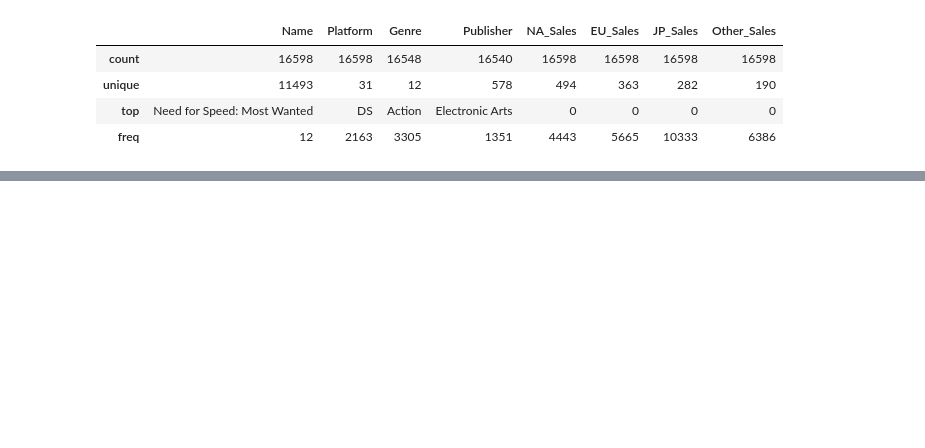
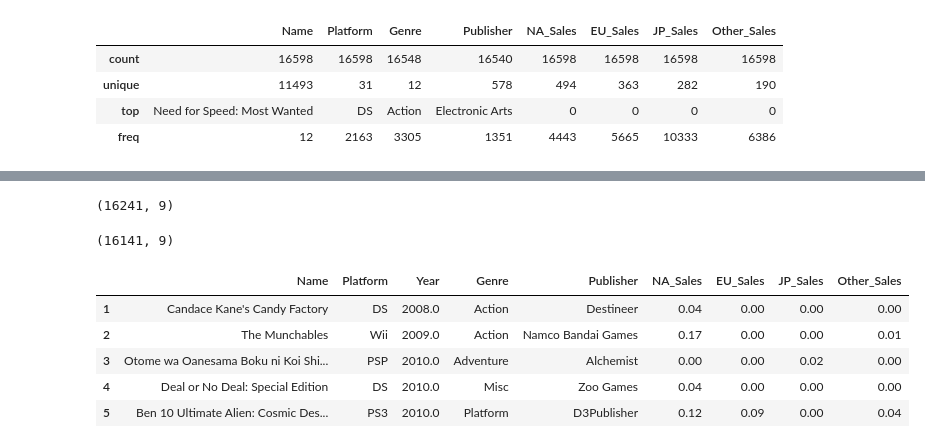
Before and after one commit to daje0601/CookBook-Python, a Jupyter notebook: section1_project_ds.ipynb, the cells around one changed output, grey strips where cells are left out. Saved outputs shown, nothing was run; the diff lists cells and outputs as text; code cells hidden in the pictures; blank space fills up the shorter version.

```diff
--- a/section1_project_ds.ipynb
+++ b/section1_project_ds.ipynb
@@ -61,0 +84,26 @@ msno.matrix(df)
+# %%
+# 결측치 drop
+df = df.dropna(axis=0)
+df.shape
+# %% [output]
+(16241, 9)
+# %%
+# 연도가 오기재된 데이터 drop
+df = df[df["Year"] > 1900]
+df.shape
+# %% [output]
+(16141, 9)
+# %%
+lists = ["NA_Sales", "EU_Sales", "JP_Sales", "Other_Sales"]
+for list in lists :
+  df[list] = (df[list].replace(r'[KM]+$', '', regex=True).astype(float) * df[list].str.extract(r'[\d\.]+([KM]+)', expand=False).fillna(1).replace(['K','M'], [10**-3, 10**1]).astype(int))
+
+
+df.head()
+# %% [output]
+|  | Name | Platform | Year | Genre | Publisher | NA_Sales | EU_Sales | JP_Sales | Other_Sales |
+| 1 | Candace Kane's Candy Factory | DS | 2008.0 | Action | Destineer | 0.04 | 0.00 | 0.00 | 0.00 |
+| 2 | The Munchables | Wii | 2009.0 | Action | Namco Bandai Games | 0.17 | 0.00 | 0.00 | 0.01 |
+| 3 | Otome wa Oanesama Boku ni Koi Shi... | PSP | 2010.0 | Adventure | Alchemist | 0.00 | 0.00 | 0.02 | 0.00 |
+| 4 | Deal or No Deal: Special Edition | DS | 2010.0 | Misc | Zoo Games | 0.04 | 0.00 | 0.00 | 0.00 |
+| 5 | Ben 10 Ultimate Alien: Cosmic Des... | PS3 | 2010.0 | Platform | D3Publisher | 0.12 | 0.09 | 0.00 | 0.04 |
```
Also changed, not shown: parts of 25 cells of this notebook.
